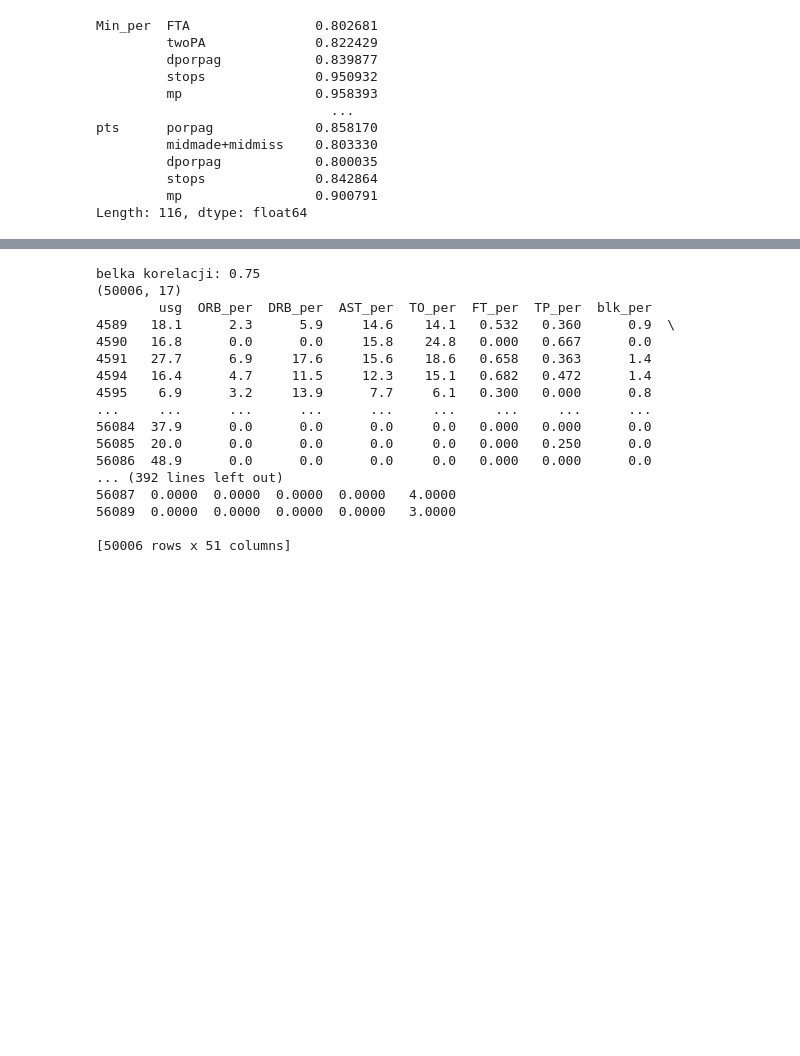
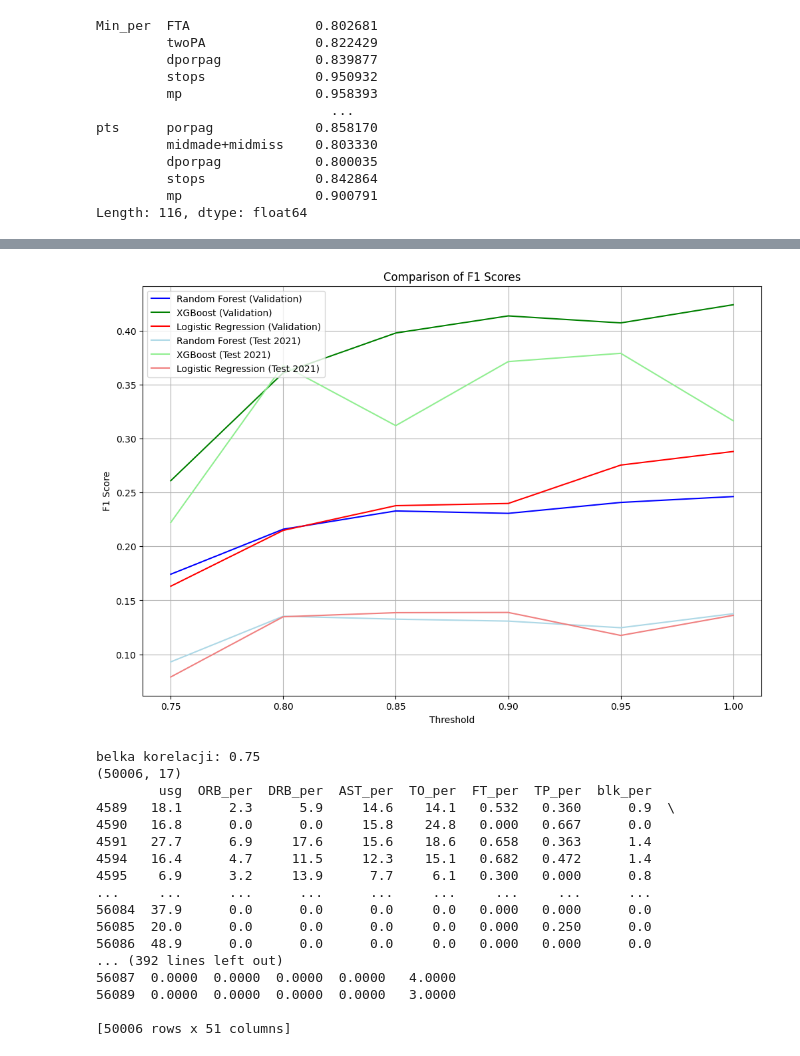
Before and after one commit to rakjuliaoczy/dr, a Jupyter notebook: factorsAnalysis.ipynb, the cells around one changed output, grey strips where cells are left out. Cells and saved outputs as stored; diff of their text form; code cells hidden in the pictures; blank space fills up the shorter version.

```diff
--- a/factorsAnalysis.ipynb
+++ b/factorsAnalysis.ipynb
@@ -300,4 +305,64 @@ The f1 score for the testing data LR: 0.288
 2021 The f1 score for the testing data LR: 0.13611
+# %%
+# F1 scores
+val_rf_scores = []
+val_xgb_scores = []
+val_lr_scores = []
+test_rf_scores = []
+test_xgb_scores = []
+test_lr_scores = []
+
+corr = total_ball_data.corr()
+
+for i in np.arange(0.75, 1.01, 0.05):
+    # Filter for correlations >= 0.8
+    high_corr = corr[(corr >= i) & (corr < 1)]
+    # Get the columns to be removed
+    columns_to_remove = high_corr.columns[high_corr.any()]
+    # Drop the columns from the DataFrame
+    df_filtered = ball_data.drop(columns_to_remove, axis=1)
+    X = df_filtered.loc[:, df_filtered.columns != 'pick']
+    train_X, val_X, train_y, val_y = train_test_split(X, y, random_state=1)
+
+    # Train models
+    modelRF = BalancedRandomForestClassifier(n_estimators=100, random_state=42)
+    modelRF.fit(train_X, train_y)
+    modelXGB = XGBClassifier(scale_pos_weight=(len(train_y) - sum(train_y)) / sum(train_y))
+    modelXGB.fit(train_X, train_y)
+    modelLR = LogisticRegression(solver='newton-cg', class_weight='balanced')
+    modelLR.fit(train_X, train_y)
+
+    # Calculate F1 scores on validation set
+    val_rf_scores.append(f1_score(val_y, modelRF.predict(val_X)))
+    val_xgb_scores.append(f1_score(val_y, modelXGB.predict(val_X)))
+    val_lr_scores.append(f1_score(val_y, modelLR.predict(val_X)))
+
+    # Calculate F1 scores on test set (2021)
+    df_filtered_2021 = ball_data_2021.drop(columns_to_remove, axis=1)
+    test_X_2021 = df_filtered_2021.loc[:, df_filtered_2021.columns != 'pick']
+    test_rf_scores.append(f1_score(df_filtered_2021.pick, modelRF.predict(test_X_2021)))
+    test_xgb_scores.append(f1_score(df_filtered_2021.pick, modelXGB.predict(test_X_2021)))
+    test_lr_scores.append(f1_score(df_filtered_2021.pick, modelLR.predict(test_X_2021)))
+
+# Plotting
+thresholds = np.arange(0.75, 1.01, 0.05)
+
+plt.figure(figsize=(12, 8))
+plt.plot(thresholds, val_rf_scores, label='Random Forest (Validation)', color='b')
+plt.plot(thresholds, val_xgb_scores, label='XGBoost (Validation)', color='g')
+plt.plot(thresholds, val_lr_scores, label='Logistic Regression (Validation)', color='r')
+plt.plot(thresholds, test_rf_scores, label='Random Forest (Test 2021)', color='lightblue')
+plt.plot(thresholds, test_xgb_scores, label='XGBoost (Test 2021)', color='lightgreen')
+plt.plot(thresholds, test_lr_scores, label='Logistic Regression (Test 2021)', color='lightcoral')
+
+plt.xlabel('Threshold')
+plt.ylabel('F1 Score')
+plt.title('Comparison of F1 Scores')
+plt.legend()
+plt.grid(True)
+plt.show()
+# %% [output]
+[figure, added]
 # %%
 for i in np.arange(0.75, 1.01, 0.05):
 
```
Also changed, not shown: parts of 6 cells of this notebook, 1 other file.
